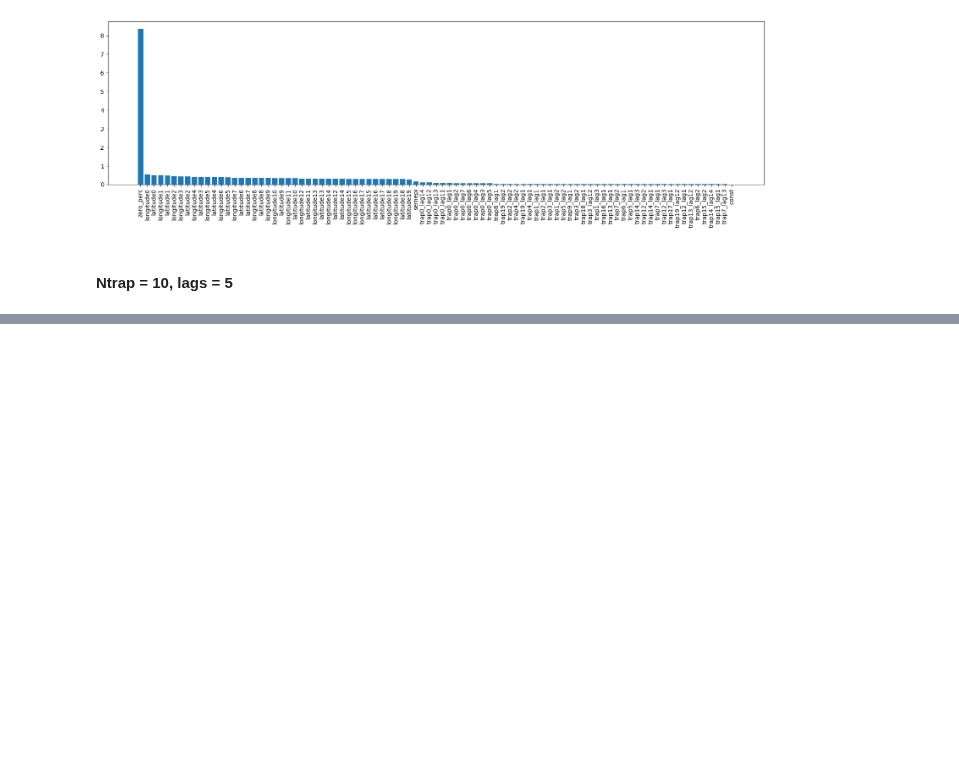
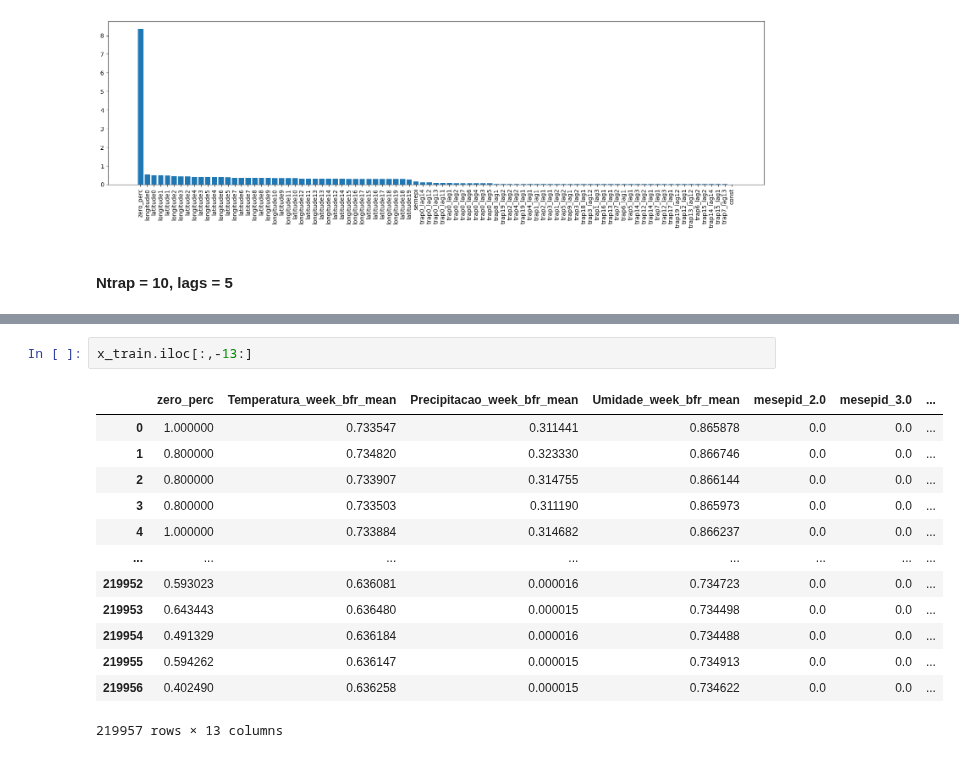
Before and after one commit to pedrobahia7/tcc_ovitraps, a Jupyter notebook: notebooks/feature_selection.ipynb, the cells around one changed output, grey strips where cells are left out. Drawn from its saved outputs; the diff is of its cells as text; blank space fills up the shorter version.

```diff
--- a/notebooks/feature_selection.ipynb
+++ b/notebooks/feature_selection.ipynb
@@ -209,0 +205,16 @@ mi_trap0_lag14_df = plot_mi_feature(x_train, 'semepi', mutual_info_df['feature']
+# %%
+x_train.iloc[:,-13:]
+# %% [output]
+|  | zero_perc | Temperatura_week_bfr_mean | Precipitacao_week_bfr_mean | Umidade_week_bfr_mean | mesepid_2.0 | mesepid_3.0 | ... |
+| 0 | 1.000000 | 0.733547 | 0.311441 | 0.865878 | 0.0 | 0.0 | ... |
+| 1 | 0.800000 | 0.734820 | 0.323330 | 0.866746 | 0.0 | 0.0 | ... |
+| 2 | 0.800000 | 0.733907 | 0.314755 | 0.866144 | 0.0 | 0.0 | ... |
+| 3 | 0.800000 | 0.733503 | 0.311190 | 0.865973 | 0.0 | 0.0 | ... |
+| 4 | 1.000000 | 0.733884 | 0.314682 | 0.866237 | 0.0 | 0.0 | ... |
+| ... | ... | ... | ... | ... | ... | ... | ... |
+| 219952 | 0.593023 | 0.636081 | 0.000016 | 0.734723 | 0.0 | 0.0 | ... |
+| 219953 | 0.643443 | 0.636480 | 0.000015 | 0.734498 | 0.0 | 0.0 | ... |
+| 219954 | 0.491329 | 0.636184 | 0.000016 | 0.734488 | 0.0 | 0.0 | ... |
+| 219955 | 0.594262 | 0.636147 | 0.000015 | 0.734913 | 0.0 | 0.0 | ... |
+| 219956 | 0.402490 | 0.636258 | 0.000015 | 0.734622 | 0.0 | 0.0 | ... |
+219957 rows × 13 columns
```
Also changed, not shown: parts of 6 cells of this notebook.
